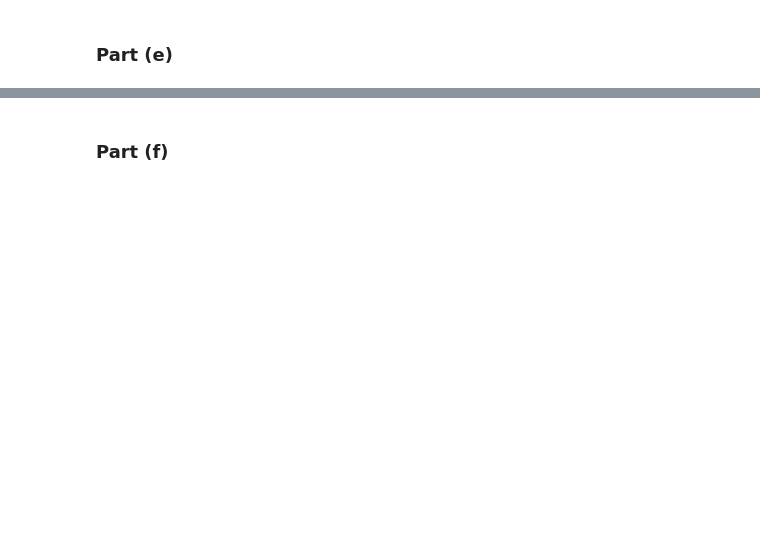
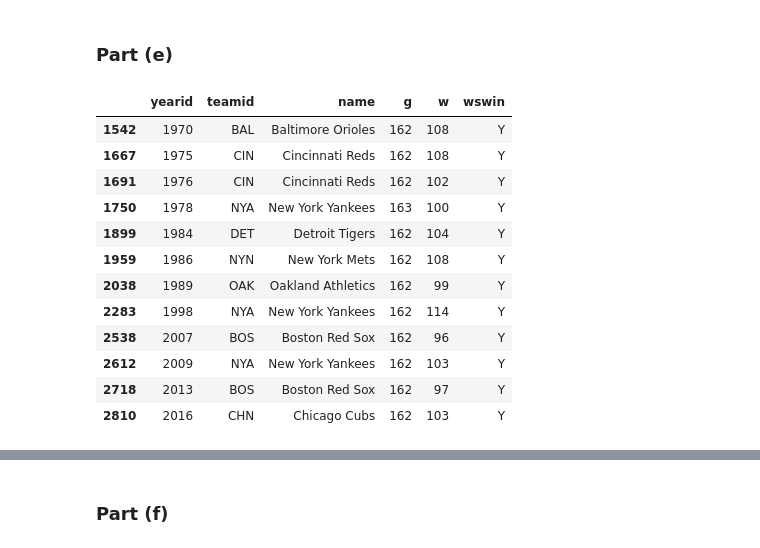
Before and after one commit to jrioross/lahman-baseball-python, a Jupyter notebook: lahman_python.ipynb, the cells around one changed output, grey strips where cells are left out. Saved outputs shown, nothing was run; the diff lists cells and outputs as text; code cells hidden in the pictures; blank space fills up the shorter version.

```diff
--- a/lahman_python.ipynb
+++ b/lahman_python.ipynb
@@ -233,2 +244,21 @@ teams_wsw[teams_wsw['w'] == teams_wsw['w'].min()]
 # %% [markdown]
 ### Part (e)
+# %%
+#List of teams with most wins in season and who won the world series that season
+teams_recent[(teams_recent.groupby('yearid')['w'].transform('max') == teams_recent['w'])
+            &
+            (teams_recent['wswin'] == 'Y')]
+# %% [output]
+|  | yearid | teamid | name | g | w | wswin |
+| 1542 | 1970 | BAL | Baltimore Orioles | 162 | 108 | Y |
+| 1667 | 1975 | CIN | Cincinnati Reds | 162 | 108 | Y |
+| 1691 | 1976 | CIN | Cincinnati Reds | 162 | 102 | Y |
+| 1750 | 1978 | NYA | New York Yankees | 163 | 100 | Y |
+| 1899 | 1984 | DET | Detroit Tigers | 162 | 104 | Y |
+| 1959 | 1986 | NYN | New York Mets | 162 | 108 | Y |
+| 2038 | 1989 | OAK | Oakland Athletics | 162 | 99 | Y |
+| 2283 | 1998 | NYA | New York Yankees | 162 | 114 | Y |
+| 2538 | 2007 | BOS | Boston Red Sox | 162 | 96 | Y |
+| 2612 | 2009 | NYA | New York Yankees | 162 | 103 | Y |
+| 2718 | 2013 | BOS | Boston Red Sox | 162 | 97 | Y |
+| 2810 | 2016 | CHN | Chicago Cubs | 162 | 103 | Y |
```
Also changed, not shown: parts of 9 cells of this notebook.
